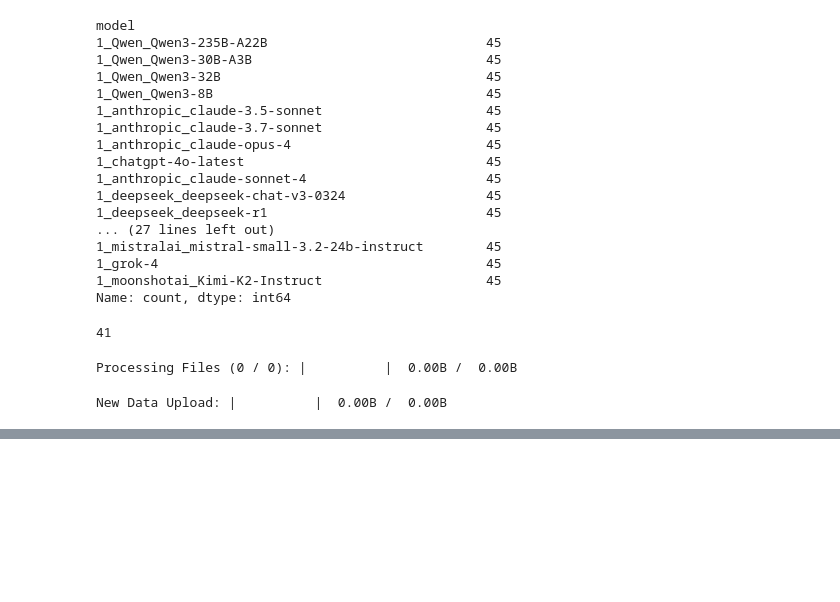
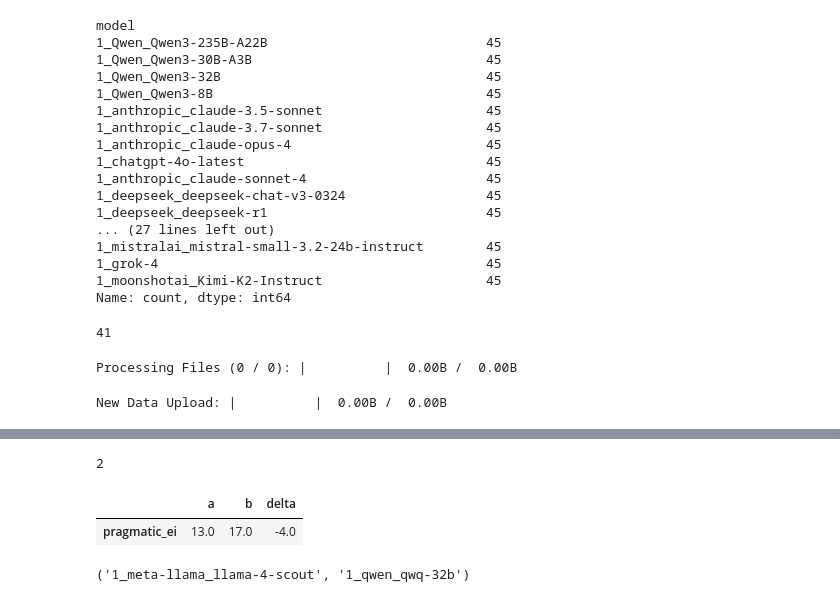
Before and after one commit to hdmamin/aeon, a Jupyter notebook: notebooks/02-theory-of-mind-dataset.ipynb, the cells around one changed output, grey strips where cells are left out. Saved outputs shown, nothing was run; the diff lists cells and outputs as text; code cells hidden in the pictures; blank space fills up the shorter version.

```diff
--- a/notebooks/02-theory-of-mind-dataset.ipynb
+++ b/notebooks/02-theory-of-mind-dataset.ipynb
@@ -648,0 +724,3 @@ DatasetInfo(description='abc', citation='', homepage='', license='', features=No
+# %%
+df_eq['n_prompts'] = df_eq.prompts.str.len()
+df_eq['n_response_keys'] = df_eq.response_keys.str.len()
@@ -648,0 +736,3 @@ DatasetInfo(description='abc', citation='', homepage='', license='', features=No
+# %%
+# subset of rows where responses have these same 4 keys.
+eq_sub = df_eq[df_eq.response_keys == ("raw", "response", "their_thinking_feeling", "thinking_feeling")]
@@ -648,0 +763,13 @@ DatasetInfo(description='abc', citation='', homepage='', license='', features=No
+# %%
+scenario_id = eq_sub.scenario_id.sample().values[0]
+rows = eq_sub[eq_sub.scenario_id == scenario_id].sample(2, random_state=0, replace=False)
+row1 = rows.iloc[0]
+row2 = rows.iloc[1]
+# %%
+df_scores = pd.DataFrame({"a": dict(row1.rubric_scores), "b": dict(row2.rubric_scores)})
+df_scores['delta'] = df_scores.a - df_scores.b
+
+score_row = df_scores[df_scores.delta.abs() >= 3].sample()
+dimension = score_row.index.values[0]
+
+winner = np.where(score_row.delta.values[0] > 0, 1, 2).item()
@@ -648,0 +816,13 @@ DatasetInfo(description='abc', citation='', homepage='', license='', features=No
+# %%
+winner
+# %% [output]
+2
+# %%
+score_row
+# %% [output]
+|  | a | b | delta |
+| pragmatic_ei | 13.0 | 17.0 | -4.0 |
+# %%
+row1.model, row2.model
+# %% [output]
+('1_meta-llama_llama-4-scout', '1_qwen_qwq-32b')
```
Also changed, not shown: parts of 18 cells of this notebook, 1 other file.
